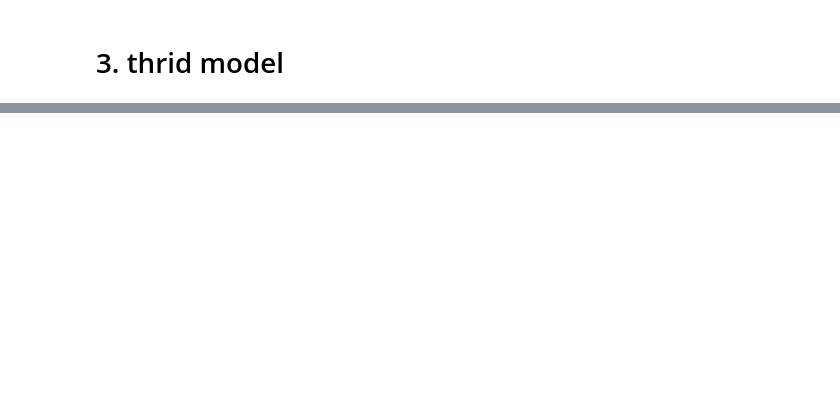
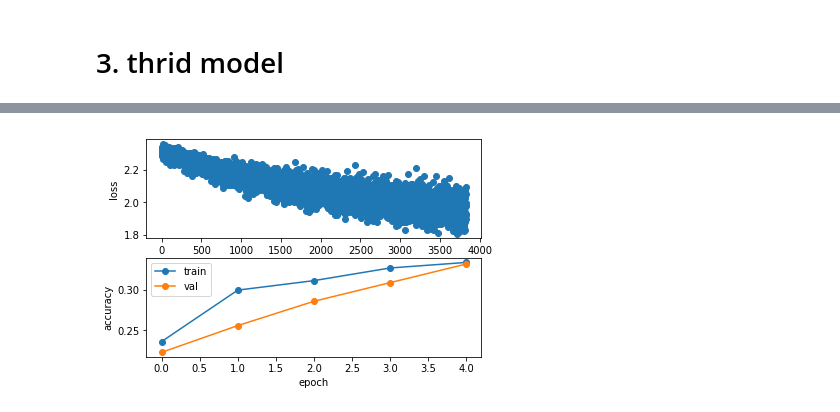
Before and after one commit to dragonbook/cs231n-assignments, a Jupyter notebook: assignment2/my/example.ipynb, the cells around one changed output, grey strips where cells are left out. Saved outputs shown, nothing was run; the diff lists cells and outputs as text; code cells hidden in the pictures; blank space fills up the shorter version.

```diff
--- a/assignment2/my/example.ipynb
+++ b/assignment2/my/example.ipynb
@@ -312,0 +303,27 @@ compare_solvers_tranings({'example': example_solver,
+# %%
+# Cross validation
+
+# start with small regularization and find learning rate that makes the loss go down
+torch.cuda.random.manual_seed(12345)
+
+# model
+#example_model = models.ExampleNet().type(dtype)
+example_model.apply(reset)
+example_loss_fn = nn.CrossEntropyLoss().type(dtype)
+
+#example_optimizer = optim.Adam(example_model.parameters(), lr=1e-3)
+example_optimizer = optim.SGD(example_model.parameters(), lr=1e-5, momentum=0.9, weight_decay=1e-6)
+#example_optimizer = optim.RMSprop(example_model.parameters(), lr=5e-5, weight_decay=1e-2)
+
+example_exp_lr_scheduler = None
+#example_exp_lr_scheduler = lr_scheduler.StepLR(example_optimizer, step_size=3, gamma=0.5)
+
+example_solver = solver.ClassificationSolver(loader_train=loader_train, loader_val=loader_val,
+                                     model=example_model,
+                                     loss_fn=example_loss_fn,
+                                     optimizer=example_optimizer,
+                                     scheduler=example_exp_lr_scheduler,
+                                     dtype=dtype,
+                                     num_epochs=5, verbose=True)
+
+example_solver.train()
@@ -312,0 +348,4 @@ compare_solvers_tranings({'example': example_solver,
+# %%
+show_solver_training(example_solver)
+# %% [output]
+[figure, added]
```
Also changed, not shown: parts of 19 cells of this notebook, 2 other files.
